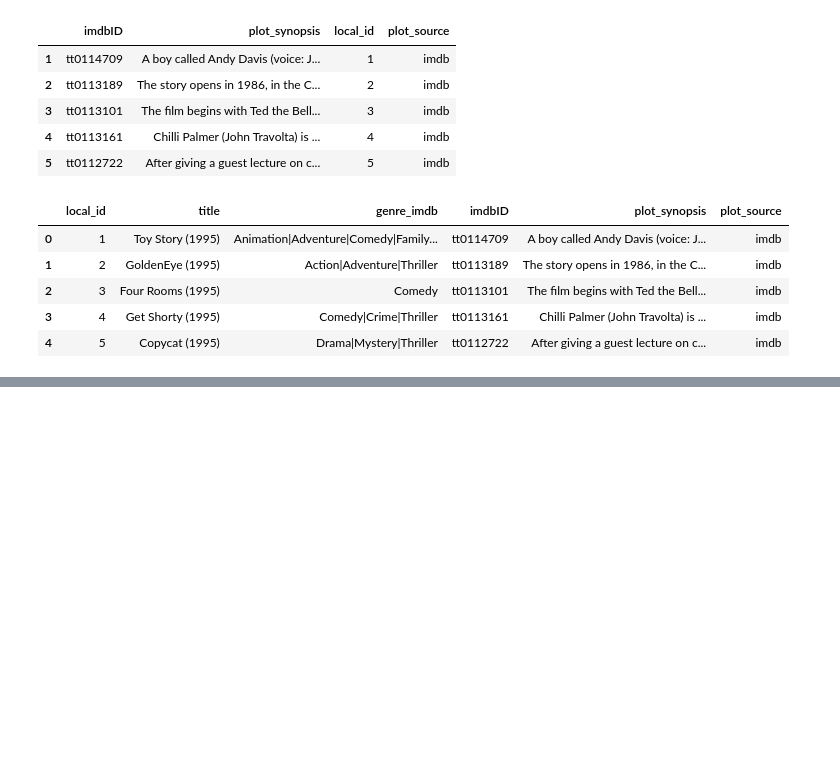
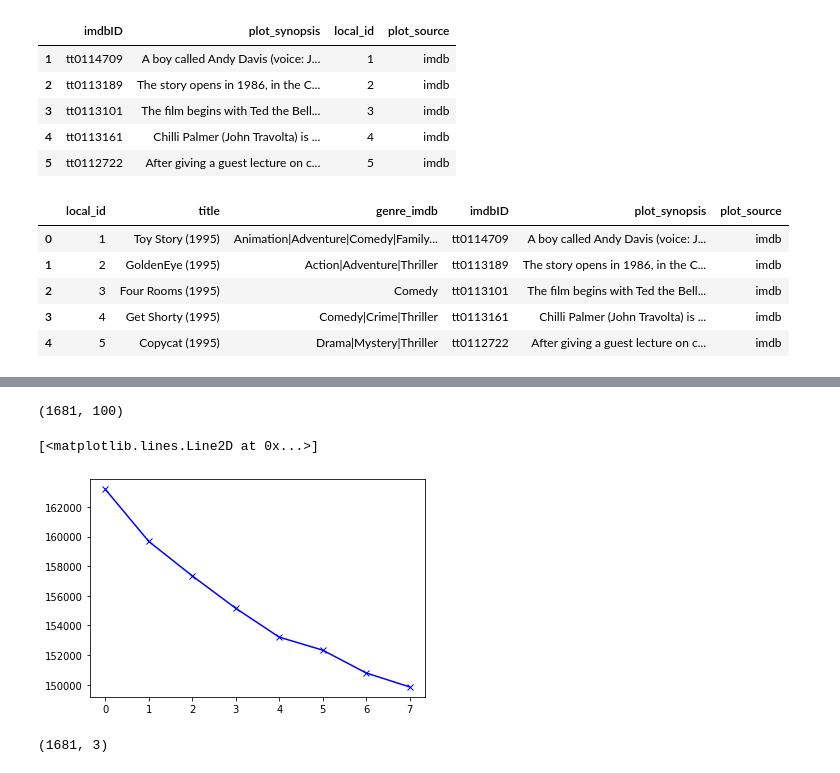
Before and after one commit to fatemehkarimi/movie-text-analys, a Jupyter notebook: src/movie-text-analyze.ipynb, the cells around one changed output, grey strips where cells are left out. Drawn from its saved outputs; the diff is of its cells as text; code cells hidden in the pictures; blank space fills up the shorter version.

Commit message:
cluster movies

```diff
--- a/src/movie-text-analyze.ipynb
+++ b/src/movie-text-analyze.ipynb
@@ -36,0 +97,10 @@ movie_df.head()
+# %%
+model.build_vocab(data_for_training)
+model.train(data_for_training, total_examples=model.corpus_count, epochs=model.epochs)
+# %%
+doc_vec_list = []
+for doc in doc_list:
+    doc_vec_list.append(model.infer_vector(doc))
+doc_df = pd.DataFrame(doc_vec_list, dtype=float)
+doc_df['genre'] = movie_df['genre_imdb']
+doc_df.head()
@@ -36,0 +115,19 @@ movie_df.head()
+# %%
+X = doc_df.drop('genre', axis=1)
+y = doc_df['genre']
+# %%
+scale = StandardScaler()
+X_norm = scale.fit_transform(X)
+print(X_norm.shape)
+# %% [output]
+(1681, 100)
+# %%
+cost = []
+for i in range(2, 10):
+    kmeans = KMeans(n_clusters=i)
+    kmeans.fit(X_norm)
+    cost.append(kmeans.inertia_)
+plt.plot(cost, 'bx-')
+# %% [output]
+[<matplotlib.lines.Line2D at 0x...>]
+[figure, added]
@@ -36,0 +139,7 @@ movie_df.head()
+# %%
+pca = PCA(3)
+pca.fit(X_norm)
+X_PCA = pca.transform(X_norm)
+print(X_PCA.shape)
+# %% [output]
+(1681, 3)
```
Also changed, not shown: parts of 17 cells of this notebook.
